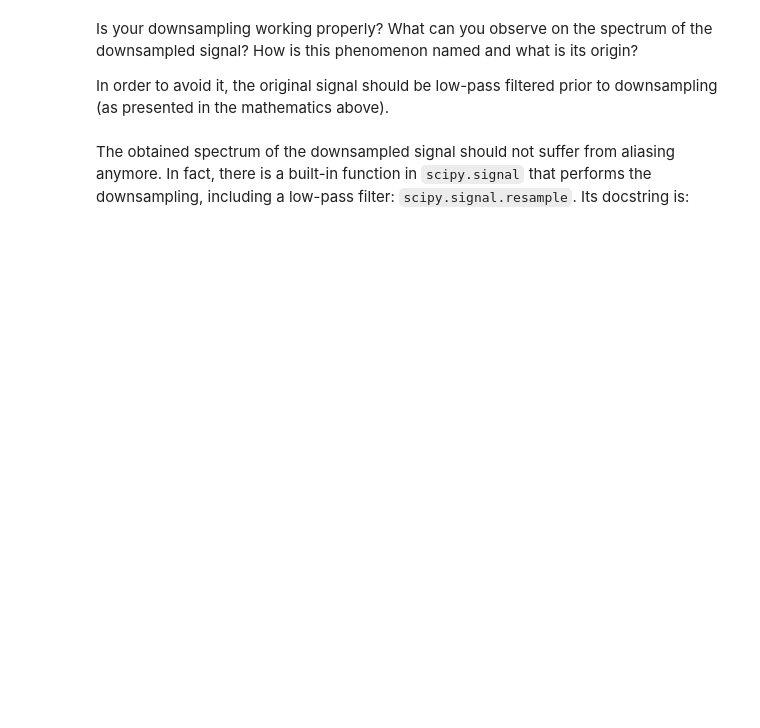
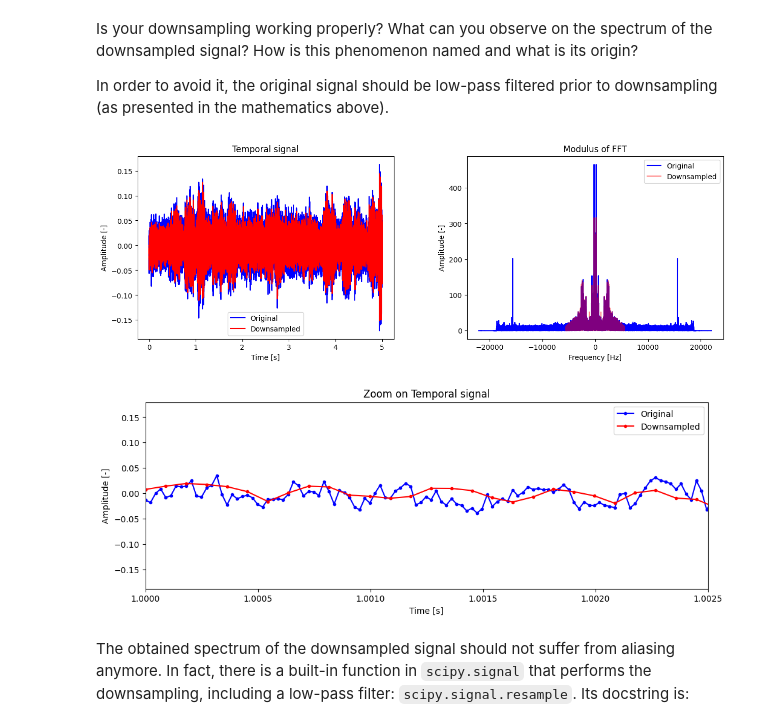
Before and after one commit to CamilleCl/lelec210X_GroupeF, a Jupyter notebook: classification/hands_on_feature_vectors.ipynb, the cells around one changed output. Drawn from its saved outputs; the diff is of its cells as text; code cells hidden in the pictures; blank space fills up the shorter version.

```diff
--- a/classification/hands_on_feature_vectors.ipynb
+++ b/classification/hands_on_feature_vectors.ipynb
@@ -120,14 +125,17 @@ In order to avoid it, the original signal should be low-pass filtered prior to d
 # %%
 "Low-pass filtering before downsampling"
 N = 100  # number of taps
 taps = signal.firwin(numtaps=N, cutoff=fs_down / 2, window="hamming", fs=fs)
 x_filt = np.convolve(x, taps, mode="full")
 
 ### TO COMPLETE
 ### Downsample ``audio_filt``
-x_filt_down = ...
+x_filt_down = x_filt[::M]
 
 plot_audio(x, x_filt_down, fs, fs_down)
+# %% [output]
+[figure, added]
+[figure, added]
 # %% [markdown]
 The obtained spectrum of the downsampled signal should not suffer from aliasing anymore. In fact, there is a built-in function in ``scipy.signal`` that performs the downsampling, including a low-pass filter: ``scipy.signal.resample``. Its docstring is:
 # %%
```
Also changed, not shown: parts of 13 cells of this notebook.
